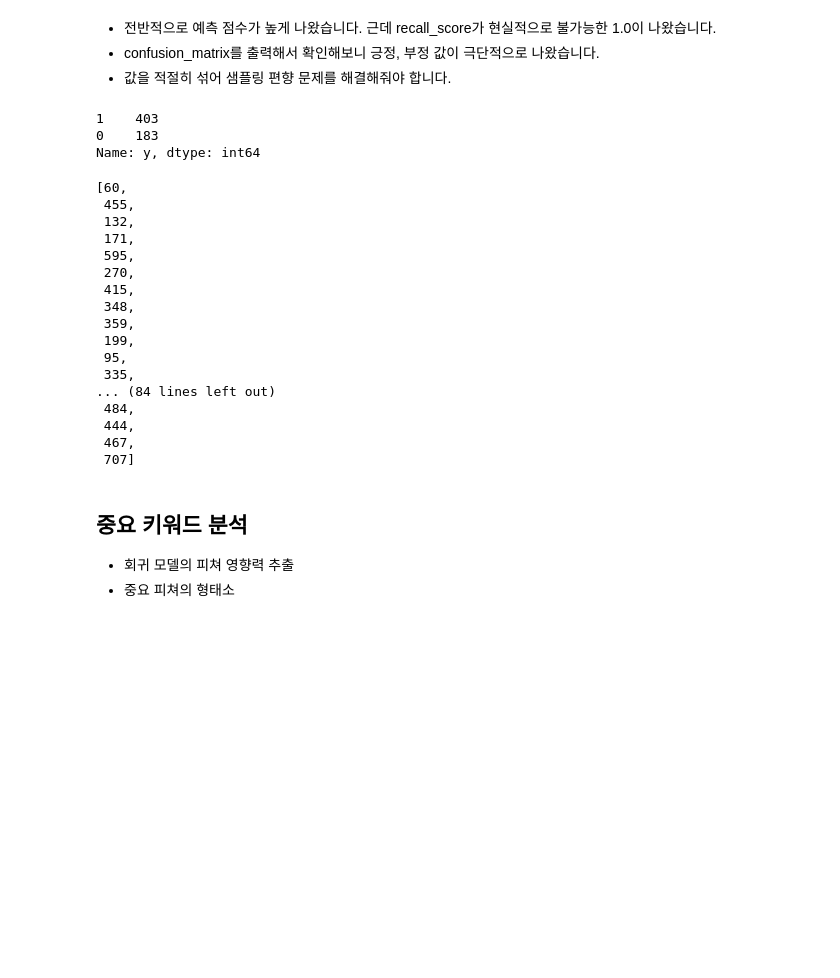
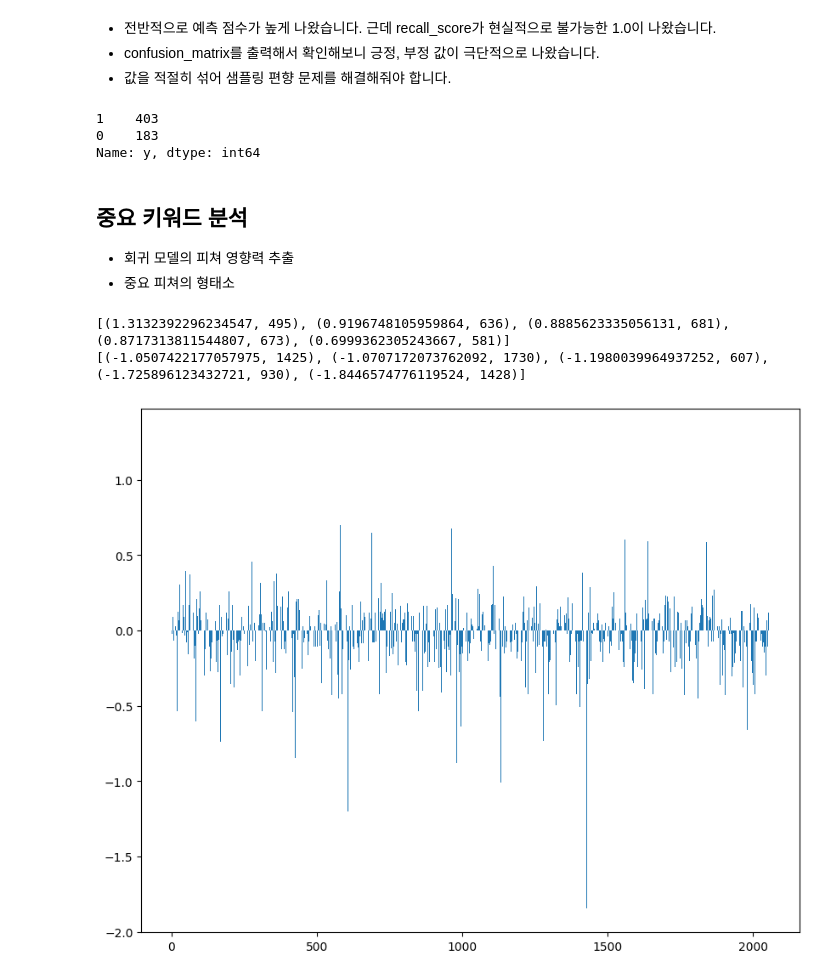
Before and after one commit to jc3wrld999/restaurant-sentiment-analysis, a Jupyter notebook: review-data-analysis.ipynb, the cells around one changed output. Saved outputs shown, nothing was run; the diff lists cells and outputs as text; code cells hidden in the pictures; blank space fills up the shorter version.

```diff
--- a/review-data-analysis.ipynb
+++ b/review-data-analysis.ipynb
@@ -168,12 +150,10 @@ confusion_matrix: [[ 25  33]
 # 긍정, 부정 값을 보니 긍정 값이 훨씬 많이
 print(df['y'].value_counts())
 # 1:1 비율로 랜덤 샘플링 수행
-positive_random_idx = df[df['y']==1][:585].sample(50, random_state=30).index.tolist() # 1인 리스트
-negative_random_idx = df[df['y']==0][:585].sample(50, random_state=30).index.tolist() # 0인 리스트
+positive_random_idx = df[df['y']==1].sample(50, random_state=30).index.tolist() # 1인 리스트
+negative_random_idx = df[df['y']==0].sample(50, random_state=30).index.tolist() # 0인 리스트
 # 비율을 적절히 섞은 데이터로 데이터 셋을 나눔
-random_idx = positive_random_idx + negative_random_idx
-random_idx
-# print(len(X))
+# random_idx = positive_random_idx + negative_random_idx
 # sample_X = X[random_idx, :]
 # y = df['y'][random_idx]
 # x_train, x_test, y_train, y_test = train_test_split(sample_X, y, test_size=0.30)
@@ -181,24 +161,17 @@ random_idx
 1    403
 0    183
 Name: y, dtype: int64
-[60,
- 455,
- 132,
- 171,
- 595,
- 270,
- 415,
- 348,
- 359,
- 199,
- 95,
- 335,
-... (84 lines left out)
- 484,
- 444,
- 467,
- 707]
 # %% [markdown]
 ## 중요 키워드 분석
 - 회귀 모델의 피쳐 영향력 추출
 - 중요 피쳐의 형태소
+# %%
+# 학습한 회귀 모델의 계수를 출력
+plt.rcParams['figure.figsize'] = [10, 8]
+plt.bar(range(len(lr.coef_[0])), lr.coef_[0])
+print(sorted(((value, index) for index, value in enumerate(lr.coef_[0])), reverse=True)[:5])
+print(sorted(((value, index) for index, value in enumerate(lr.coef_[0])), reverse=True)[-5:])
+# %% [output]
+[(1.3132392296234547, 495), (0.9196748105959864, 636), (0.8885623335056131, 681), (0.8717313811544807, 673), (0.6999362305243667, 581)]
+[(-1.0507422177057975, 1425), (-1.0707172073762092, 1730), (-1.1980039964937252, 607), (-1.725896123432721, 930), (-1.8446574776119524, 1428)]
+[figure, added]
```
Also changed, not shown: parts of 4 cells of this notebook, 1 other file.
